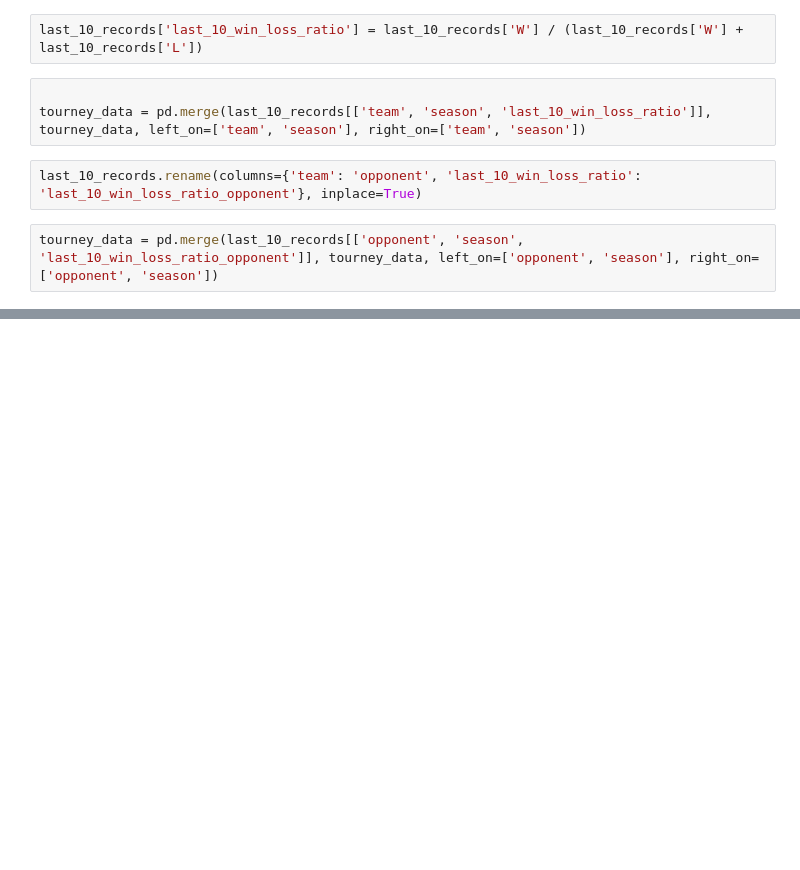
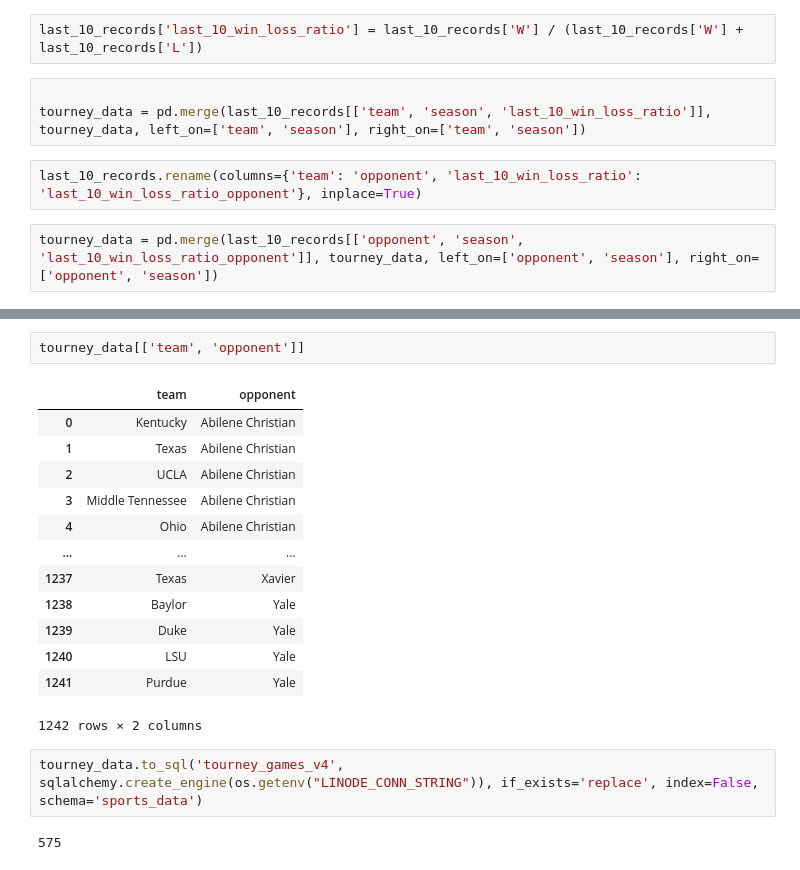
Before and after one commit to amarkules1/march_madness, a Jupyter notebook: notebooks/additional_features.ipynb, the cells around one changed output, grey strips where cells are left out. Drawn from its saved outputs; the diff is of its cells as text; blank space fills up the shorter version.

```diff
--- a/notebooks/additional_features.ipynb
+++ b/notebooks/additional_features.ipynb
@@ -161,0 +226,20 @@ tourney_data.to_sql('tourney_games_v3', sqlalchemy.create_engine(os.getenv("LINO
+# %%
+tourney_data[['team', 'opponent']]
+# %% [output]
+|  | team | opponent |
+| 0 | Kentucky | Abilene Christian |
+| 1 | Texas | Abilene Christian |
+| 2 | UCLA | Abilene Christian |
+| 3 | Middle Tennessee | Abilene Christian |
+| 4 | Ohio | Abilene Christian |
+| ... | ... | ... |
+| 1237 | Texas | Xavier |
+| 1238 | Baylor | Yale |
+| 1239 | Duke | Yale |
+| 1240 | LSU | Yale |
+| 1241 | Purdue | Yale |
+1242 rows × 2 columns
+# %%
+tourney_data.to_sql('tourney_games_v4', sqlalchemy.create_engine(os.getenv("LINODE_CONN_STRING")), if_exists='replace', index=False, schema='sports_data')
+# %% [output]
+575
```
Also changed, not shown: parts of 13 cells of this notebook.
